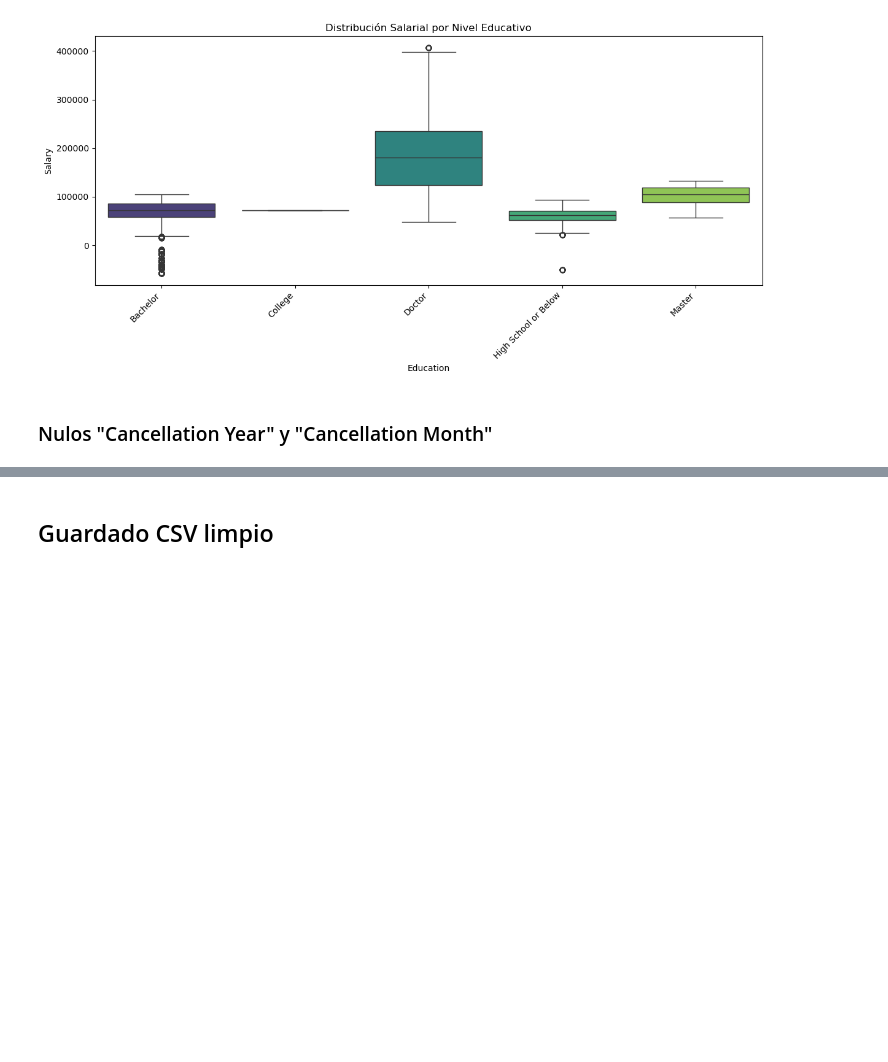
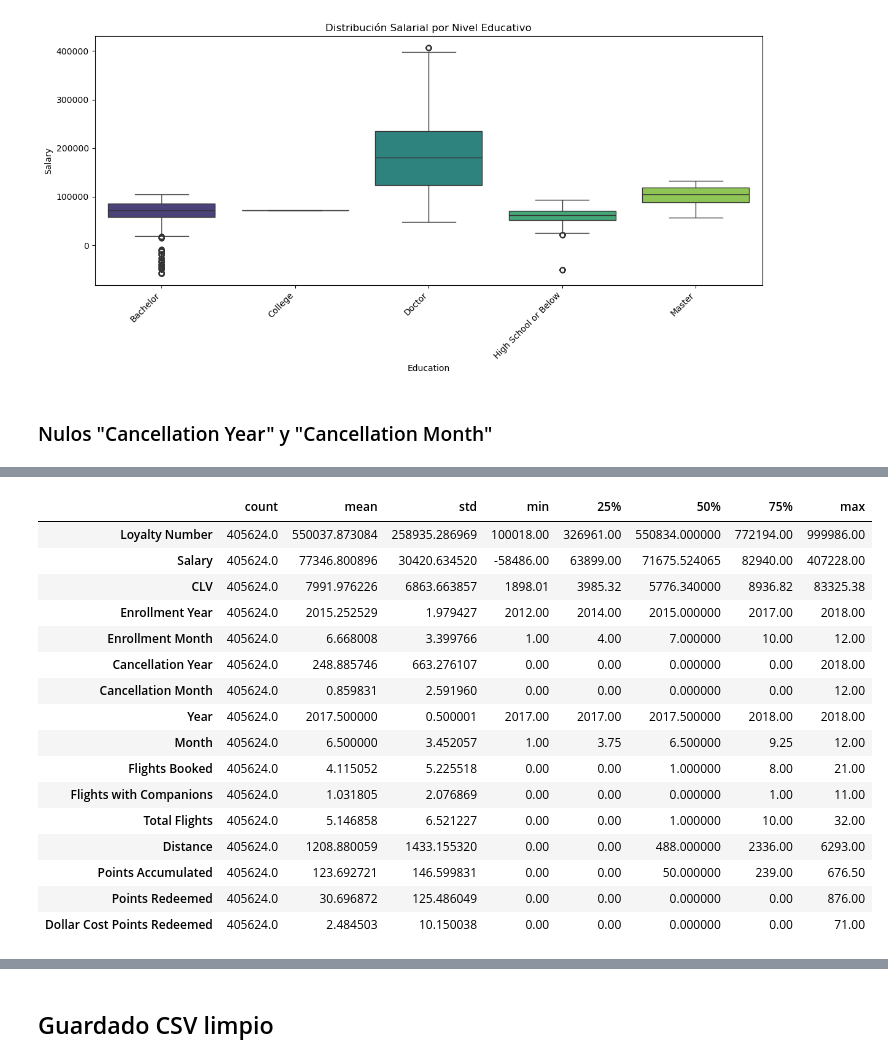
Before and after one commit to Adalab/bda-modulo-3-evaluacion-final-micaelalafratta, a Jupyter notebook: modulo-3-evaluacion-final-micaelalafratta.ipynb, the cells around one changed output, grey strips where cells are left out. Saved outputs shown, nothing was run; the diff lists cells and outputs as text; code cells hidden in the pictures; blank space fills up the shorter version.

```diff
--- a/modulo-3-evaluacion-final-micaelalafratta.ipynb
+++ b/modulo-3-evaluacion-final-micaelalafratta.ipynb
@@ -668,0 +673,10 @@ Passing `palette` without assigning `hue` is deprecated and will be removed in v
+# %%
+# Definimos las columnas a limpiar
+cancellation_columns = ['Cancellation Year', 'Cancellation Month']
+
+df_merged[cancellation_columns] = df_merged[cancellation_columns].fillna(0)
+
+# 2. Convertimos las columnas a tipo entero (int), ya que años y meses son enteros.
+df_merged[cancellation_columns] = df_merged[cancellation_columns].astype(int)
+
+print(f"Columnas {cancellation_columns} limpiadas y convertidas a int (0 = Activo).")
@@ -668,0 +782,20 @@ Passing `palette` without assigning `hue` is deprecated and will be removed in v
+# %%
+df_merged.describe().T
+# %% [output]
+|  | count | mean | std | min | 25% | 50% | 75% | max |
+| Loyalty Number | 405624.0 | 550037.873084 | 258935.286969 | 100018.00 | 326961.00 | 550834.000000 | 772194.00 | 999986.00 |
+| Salary | 405624.0 | 77346.800896 | 30420.634520 | -58486.00 | 63899.00 | 71675.524065 | 82940.00 | 407228.00 |
+| CLV | 405624.0 | 7991.976226 | 6863.663857 | 1898.01 | 3985.32 | 5776.340000 | 8936.82 | 83325.38 |
+| Enrollment Year | 405624.0 | 2015.252529 | 1.979427 | 2012.00 | 2014.00 | 2015.000000 | 2017.00 | 2018.00 |
+| Enrollment Month | 405624.0 | 6.668008 | 3.399766 | 1.00 | 4.00 | 7.000000 | 10.00 | 12.00 |
+| Cancellation Year | 405624.0 | 248.885746 | 663.276107 | 0.00 | 0.00 | 0.000000 | 0.00 | 2018.00 |
+| Cancellation Month | 405624.0 | 0.859831 | 2.591960 | 0.00 | 0.00 | 0.000000 | 0.00 | 12.00 |
+| Year | 405624.0 | 2017.500000 | 0.500001 | 2017.00 | 2017.00 | 2017.500000 | 2018.00 | 2018.00 |
+| Month | 405624.0 | 6.500000 | 3.452057 | 1.00 | 3.75 | 6.500000 | 9.25 | 12.00 |
+| Flights Booked | 405624.0 | 4.115052 | 5.225518 | 0.00 | 0.00 | 1.000000 | 8.00 | 21.00 |
+| Flights with Companions | 405624.0 | 1.031805 | 2.076869 | 0.00 | 0.00 | 0.000000 | 1.00 | 11.00 |
+| Total Flights | 405624.0 | 5.146858 | 6.521227 | 0.00 | 0.00 | 1.000000 | 10.00 | 32.00 |
+| Distance | 405624.0 | 1208.880059 | 1433.155320 | 0.00 | 0.00 | 488.000000 | 2336.00 | 6293.00 |
+| Points Accumulated | 405624.0 | 123.692721 | 146.599831 | 0.00 | 0.00 | 50.000000 | 239.00 | 676.50 |
+| Points Redeemed | 405624.0 | 30.696872 | 125.486049 | 0.00 | 0.00 | 0.000000 | 0.00 | 876.00 |
+| Dollar Cost Points Redeemed | 405624.0 | 2.484503 | 10.150038 | 0.00 | 0.00 | 0.000000 | 0.00 | 71.00 |
```
Also changed, not shown: parts of 15 cells of this notebook, 3 other files.
